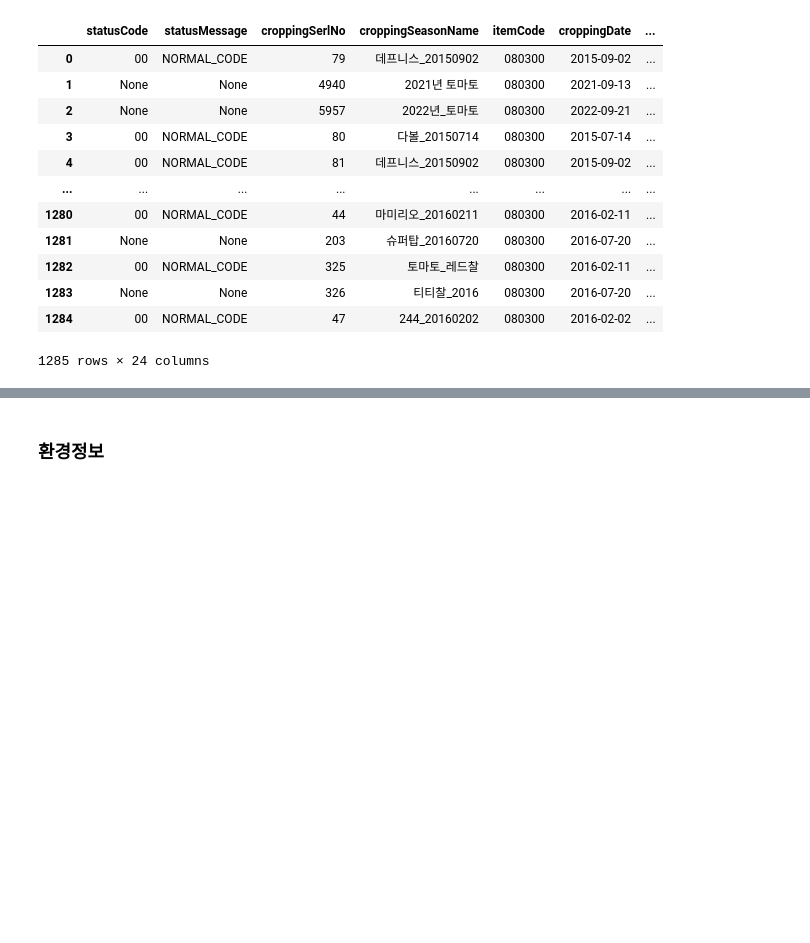
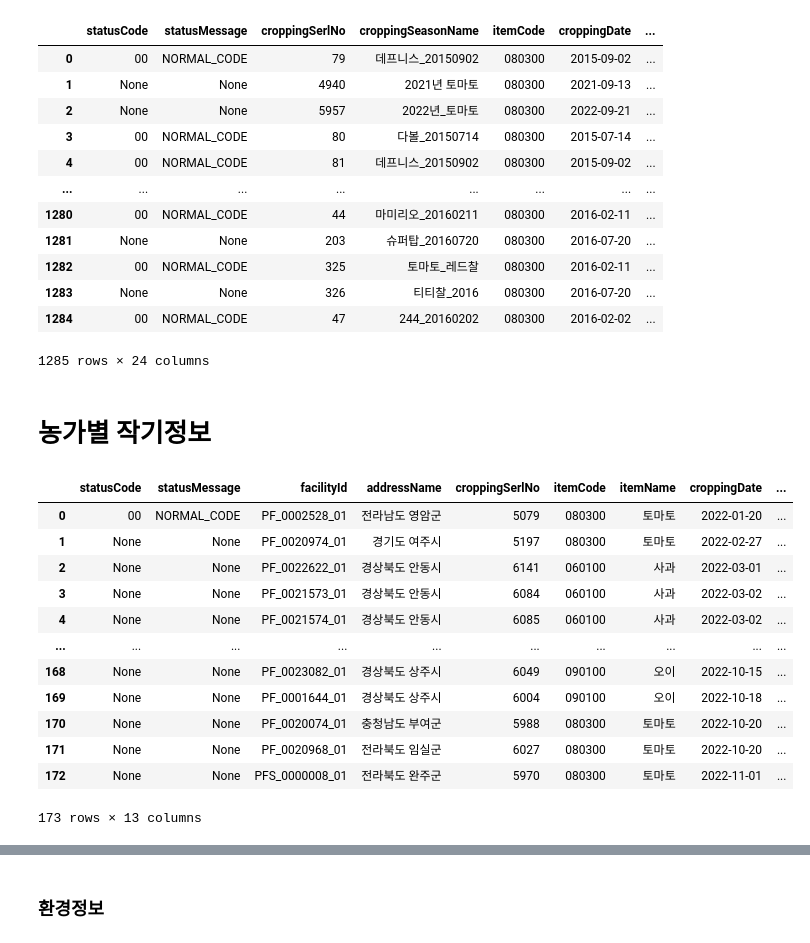
Before and after one commit to solarkim/FarmSol, a Jupyter notebook: smart farm datamart.ipynb, the cells around one changed output, grey strips where cells are left out. Drawn from its saved outputs; the diff is of its cells as text; code cells hidden in the pictures; blank space fills up the shorter version.

```diff
--- a/smart farm datamart.ipynb
+++ b/smart farm datamart.ipynb
@@ -197,3 +197,30 @@ df_cropping
 1285 rows × 24 columns
 # %%
 df_cropping.to_excel(excel_writer='df_cropping.xlsx')
+# %% [markdown]
+# 농가별 작기정보
+# %%
+df_id_list=list(raw_id['userId'])
+#df_id_list=['PFS_0000001','PFS_0000002','PFS_0000003']
+url_crop= 'http://www.smartfarmkorea.net/Agree_WS/webservices/CropseasonRestService/getCroppingSeasonDataList/fc918c3668964be490f67fe52bbef49c/'
+list_df_farmcropping =[]
+# print(url_cropping)
+df_farmcrop = pd.DataFrame(json.loads(requests.get(url_crop+"2022").text))
+list_df_farmcropping.append(df_farmcrop)
+df_farmcropping = pd.concat(list_df_farmcropping,ignore_index=True)
+# 작기정보 테이블
+df_farmcropping
+# %% [output]
+|  | statusCode | statusMessage | facilityId | addressName | croppingSerlNo | itemCode | itemName | croppingDate | ... |
+| 0 | 00 | NORMAL_CODE | PF_0002528_01 | 전라남도 영암군 | 5079 | 080300 | 토마토 | 2022-01-20 | ... |
+| 1 | None | None | PF_0020974_01 | 경기도 여주시 | 5197 | 080300 | 토마토 | 2022-02-27 | ... |
+| 2 | None | None | PF_0022622_01 | 경상북도 안동시 | 6141 | 060100 | 사과 | 2022-03-01 | ... |
+| 3 | None | None | PF_0021573_01 | 경상북도 안동시 | 6084 | 060100 | 사과 | 2022-03-02 | ... |
+| 4 | None | None | PF_0021574_01 | 경상북도 안동시 | 6085 | 060100 | 사과 | 2022-03-02 | ... |
+| ... | ... | ... | ... | ... | ... | ... | ... | ... | ... |
+| 168 | None | None | PF_0023082_01 | 경상북도 상주시 | 6049 | 090100 | 오이 | 2022-10-15 | ... |
+| 169 | None | None | PF_0001644_01 | 경상북도 상주시 | 6004 | 090100 | 오이 | 2022-10-18 | ... |
+| 170 | None | None | PF_0020074_01 | 충청남도 부여군 | 5988 | 080300 | 토마토 | 2022-10-20 | ... |
+| 171 | None | None | PF_0020968_01 | 전라북도 임실군 | 6027 | 080300 | 토마토 | 2022-10-20 | ... |
+| 172 | None | None | PFS_0000008_01 | 전라북도 완주군 | 5970 | 080300 | 토마토 | 2022-11-01 | ... |
+173 rows × 13 columns
```
Also changed, not shown: parts of 17 cells of this notebook, 1 other file.
